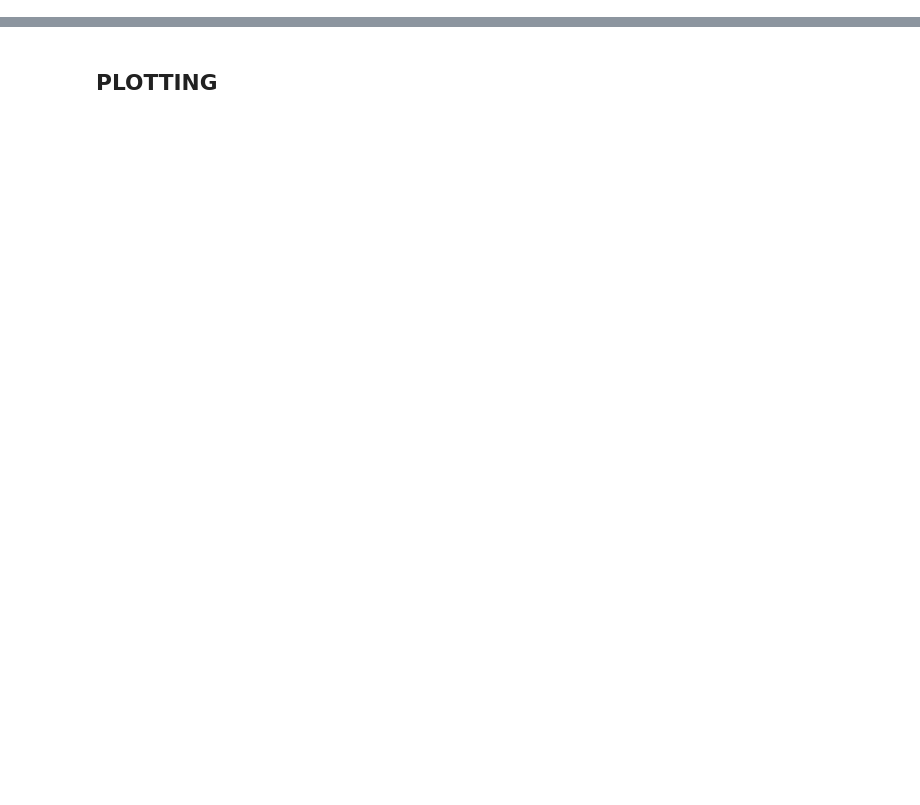
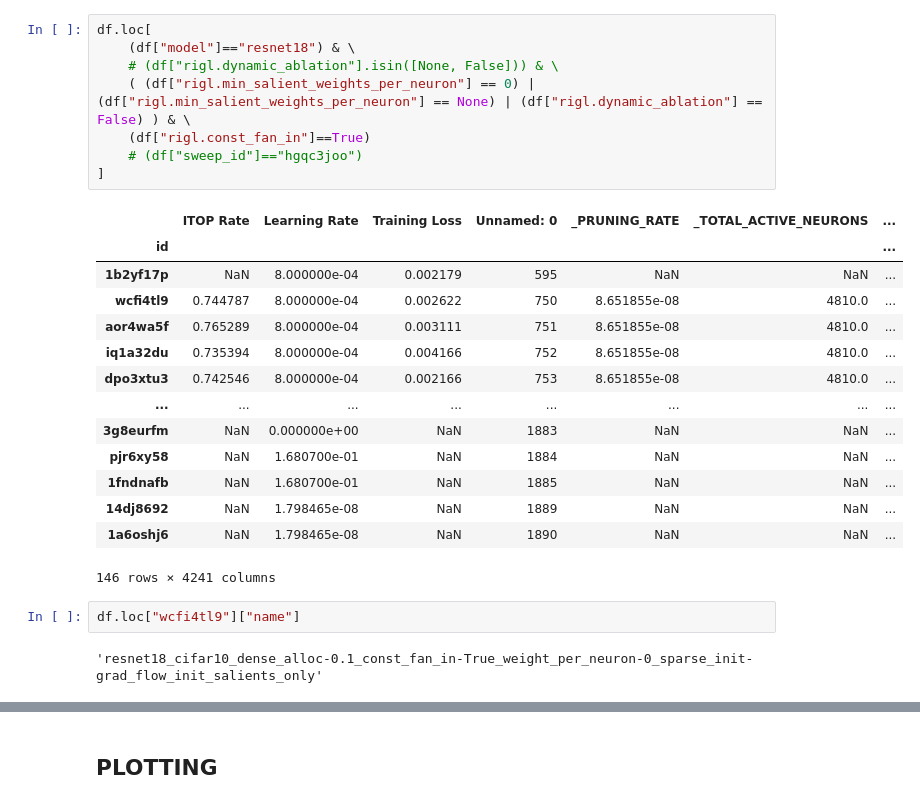
Before and after one commit to calgaryml/condensed-sparsity, a Jupyter notebook: notebooks/final_results.ipynb, the cells around one changed output, grey strips where cells are left out. Drawn from its saved outputs; the diff is of its cells as text; blank space fills up the shorter version.

```diff
--- a/notebooks/final_results.ipynb
+++ b/notebooks/final_results.ipynb
@@ -127,3 +133,30 @@ df_slice
+# %%
+df.loc[
+    (df["model"]=="resnet18") & \
+    # (df["rigl.dynamic_ablation"].isin([None, False])) & \
+    ( (df["rigl.min_salient_weights_per_neuron"] == 0) |  (df["rigl.min_salient_weights_per_neuron"] == None) | (df["rigl.dynamic_ablation"] == False) ) & \
+    (df["rigl.const_fan_in"]==True)
+    # (df["sweep_id"]=="hgqc3joo")
+]
+# %% [output]
+|  | ITOP Rate | Learning Rate | Training Loss | Unnamed: 0 | _PRUNING_RATE | _TOTAL_ACTIVE_NEURONS | ... |
+| id |  |  |  |  |  |  | ... |
+| 1b2yf17p | NaN | 8.000000e-04 | 0.002179 | 595 | NaN | NaN | ... |
+| wcfi4tl9 | 0.744787 | 8.000000e-04 | 0.002622 | 750 | 8.651855e-08 | 4810.0 | ... |
+| aor4wa5f | 0.765289 | 8.000000e-04 | 0.003111 | 751 | 8.651855e-08 | 4810.0 | ... |
+| iq1a32du | 0.735394 | 8.000000e-04 | 0.004166 | 752 | 8.651855e-08 | 4810.0 | ... |
+| dpo3xtu3 | 0.742546 | 8.000000e-04 | 0.002166 | 753 | 8.651855e-08 | 4810.0 | ... |
+| ... | ... | ... | ... | ... | ... | ... | ... |
+| 3g8eurfm | NaN | 0.000000e+00 | NaN | 1883 | NaN | NaN | ... |
+| pjr6xy58 | NaN | 1.680700e-01 | NaN | 1884 | NaN | NaN | ... |
+| 1fndnafb | NaN | 1.680700e-01 | NaN | 1885 | NaN | NaN | ... |
+| 14dj8692 | NaN | 1.798465e-08 | NaN | 1889 | NaN | NaN | ... |
+| 1a6oshj6 | NaN | 1.798465e-08 | NaN | 1890 | NaN | NaN | ... |
+146 rows × 4241 columns
+# %%
+df.loc["wcfi4tl9"]["name"]
+# %% [output]
+'resnet18_cifar10_dense_alloc-0.1_const_fan_in-True_weight_per_neuron-0_sparse_init-grad_flow_init_salients_only'
 # %%
 def model_state_filter(df, epoch=250):
     return df.loc[(df["state"]=="finished") & (df["epoch"]==epoch)]
```
Also changed, not shown: parts of 21 cells of this notebook, 3 other files.
